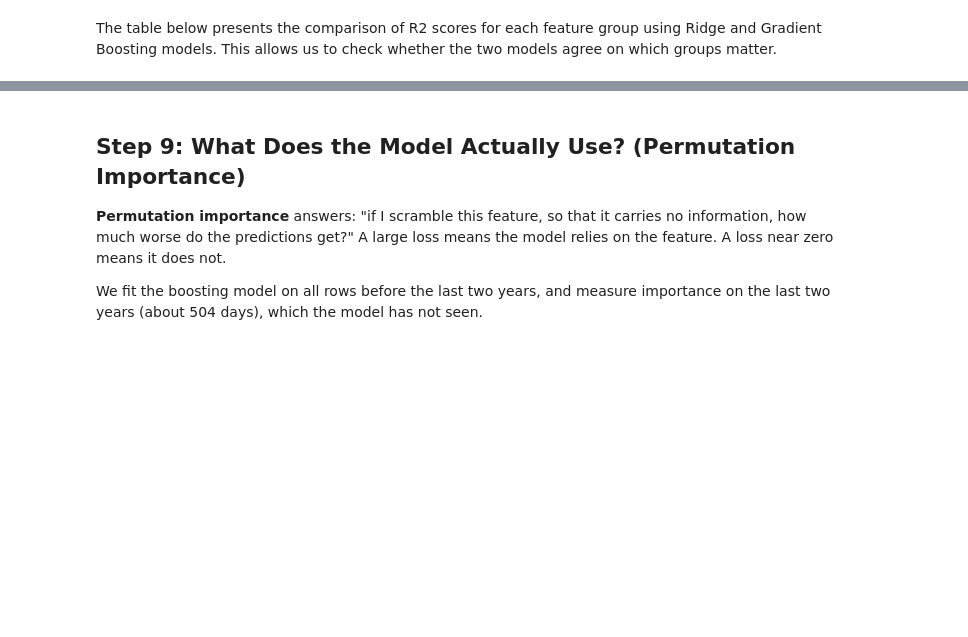
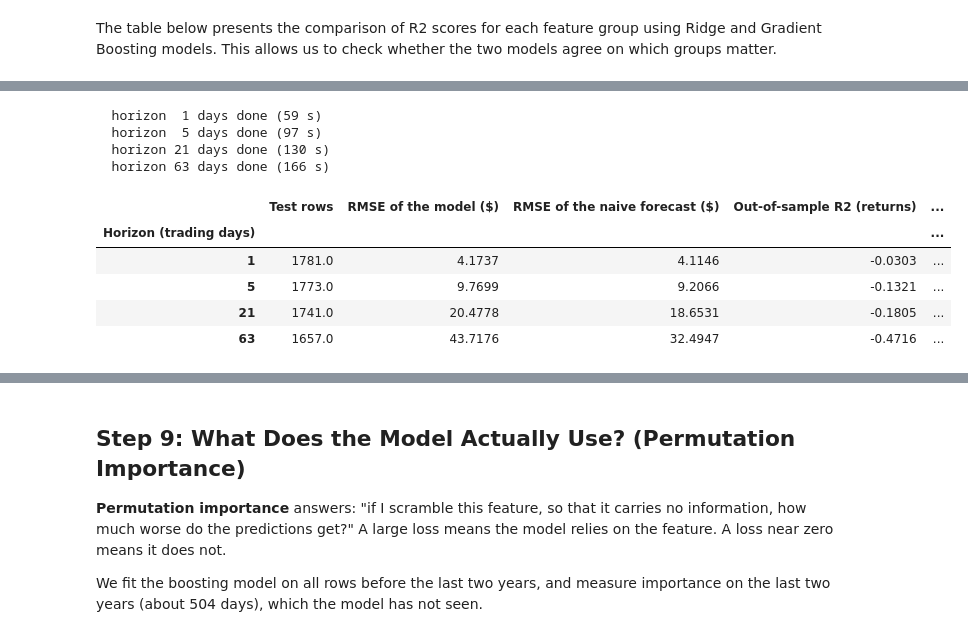
Before and after one commit to BI-course/TimeSeries-Lab-202604-c4, a Jupyter notebook: nb4b_lab_uncertainty_and_forecast_ORCL.ipynb, the cells around one changed output, grey strips where cells are left out. Saved outputs shown, nothing was run; the diff lists cells and outputs as text; code cells hidden in the pictures; blank space fills up the shorter version.

```diff
--- a/nb4b_lab_uncertainty_and_forecast_ORCL.ipynb
+++ b/nb4b_lab_uncertainty_and_forecast_ORCL.ipynb
@@ -521,0 +843,18 @@ pd.concat({"Ridge": ablation, "Gradient boosting": ablation_gb}, axis=1).round(5
+# %%
+# --- Gradient boosting: depth and learning rate
+def make_boosting(max_depth=3, learning_rate=0.03, max_iter=200, loss="squared_error", quantile=None):
+    return HistGradientBoostingRegressor(
+        loss=loss, quantile=quantile,
+        max_depth=max_depth, learning_rate=learning_rate, max_iter=max_iter,
+        min_samples_leaf=40, l2_regularization=1.0, random_state=config.SEED,
+    )
+
+grid = [(depth, rate) for depth in (2, 3, 5) for rate in (0.01, 0.03)]
+started = time.time()
+boost_results = {combo: tuning_score(lambda c=combo: make_boosting(max_depth=c[0], learning_rate=c[1])) for combo in grid}
+print(f"Tuning took {time.time() - started:.0f} seconds")
+
+boost_table = pd.Series(boost_results, name="Tuning MSE").rename_axis(["max_depth", "learning_rate"]).to_frame()
+display(boost_table.round(8))
+best_depth, best_rate = min(boost_results, key=boost_results.get)
+print("Chosen boosting settings: max_depth =", best_depth, ", learning_rate =", best_rate)
@@ -521,0 +872,48 @@ pd.concat({"Ridge": ablation, "Gradient boosting": ablation_gb}, axis=1).round(5
+# %%
+def make_boosting(loss="squared_error", quantile=None):
+    return HistGradientBoostingRegressor(
+        loss=loss, quantile=quantile, max_depth=2, learning_rate=0.03, max_iter=150,
+        min_samples_leaf=40, l2_regularization=1.0, random_state=config.SEED)
+
+HORIZONS = [1, 5, 21, 63]
+results = {}
+started = time.time()
+
+for horizon in HORIZONS:
+    data_h = make_dataset(frame, horizon=horizon).dropna(subset=["target_return"])
+    X_h, y_h = data_h[ALL_FEATURES], data_h["target_return"]
+    splits_h = list(walk_forward_splits(len(data_h), config.INITIAL_TRAIN, config.TEST_SIZE, gap=horizon - 1))
+
+    point = walk_forward_predict(lambda: make_boosting(), X_h, y_h, splits_h)
+    low = walk_forward_predict(lambda: make_boosting("quantile", 0.10), X_h, y_h, splits_h)
+    high = walk_forward_predict(lambda: make_boosting("quantile", 0.90), X_h, y_h, splits_h)
+
+    m = point.notna()
+    actual_ret = y_h[m]
+    price_today = data_h.loc[m, "close"]
+    actual_price = data_h.loc[m, "target_close"]
+    results[horizon] = {
+        "Test rows": int(m.sum()),
+        "RMSE of the model ($)": rmse(actual_price, price_today * np.exp(point[m])),
+        "RMSE of the naive forecast ($)": rmse(actual_price, price_today),
+        "Out-of-sample R2 (returns)": out_of_sample_r2(actual_ret, point[m]),
+        "Directional accuracy": directional_accuracy(actual_ret, point[m]),
+        "Share inside the 10%-90% range": float(((actual_ret >= low[m]) & (actual_ret <= high[m])).mean()),
+        "Average width of the range (% of price)": float((np.exp(high[m]) - np.exp(low[m])).mean() * 100),
+    }
+    print(f"  horizon {horizon:>2} days done ({time.time() - started:.0f} s)")
+
+skill = pd.DataFrame(results).T
+skill.index.name = "Horizon (trading days)"
+skill.round(4)
+# %% [output]
+  horizon  1 days done (59 s)
+  horizon  5 days done (97 s)
+  horizon 21 days done (130 s)
+  horizon 63 days done (166 s)
+|  | Test rows | RMSE of the model ($) | RMSE of the naive forecast ($) | Out-of-sample R2 (returns) | ... |
+| Horizon (trading days) |  |  |  |  | ... |
+| 1 | 1781.0 | 4.1737 | 4.1146 | -0.0303 | ... |
+| 5 | 1773.0 | 9.7699 | 9.2066 | -0.1321 | ... |
+| 21 | 1741.0 | 20.4778 | 18.6531 | -0.1805 | ... |
+| 63 | 1657.0 | 43.7176 | 32.4947 | -0.4716 | ... |
```
Also changed, not shown: parts of 41 cells of this notebook, 4 other files.
